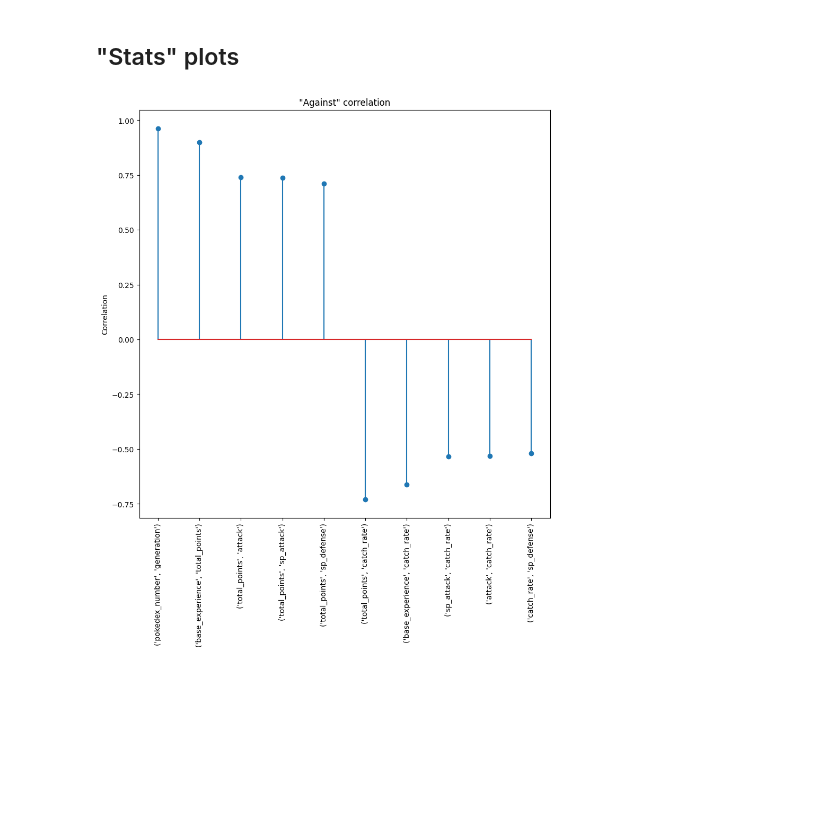
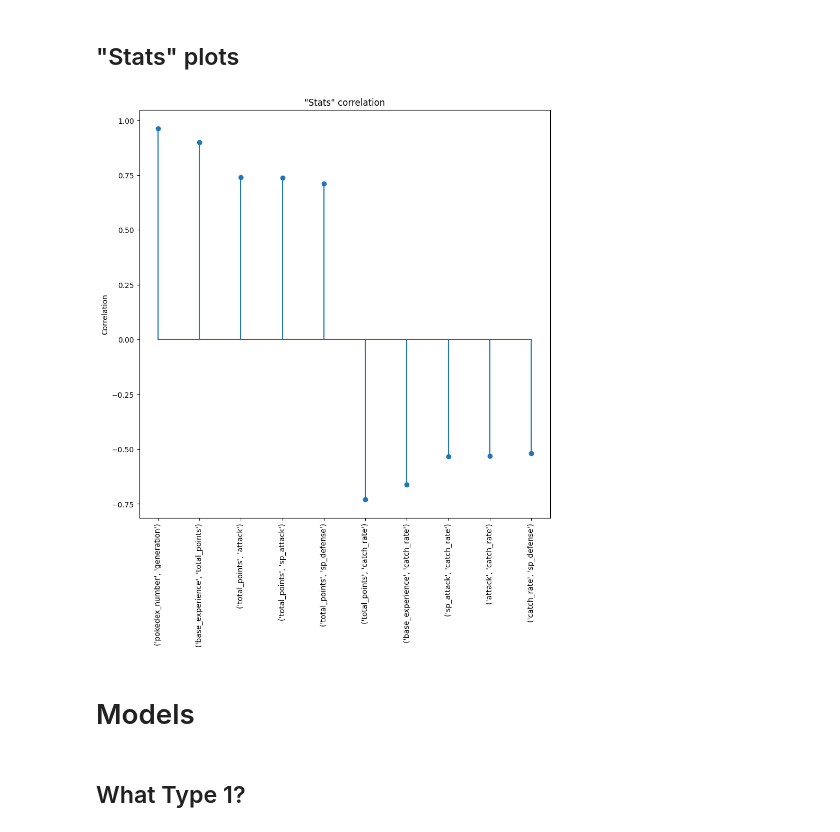
Before and after one commit to BiancaBenelli/Pokemon_project, a Jupyter notebook: Pokemon.ipynb, the cells around one changed output. Saved outputs shown, nothing was run; the diff lists cells and outputs as text; code cells hidden in the pictures; blank space fills up the shorter version.

Commit message:
Added models

```diff
--- a/Pokemon.ipynb
+++ b/Pokemon.ipynb
@@ -415,9 +414,9 @@ pokemon_df['height_m'].corr(pokemon_df['weight_kg'])
 corr_matrix = against_df.corr()
 corr_mask = corr_matrix[corr_matrix < 1]
 
-top_10_corr_matrix = (corr_mask.stack().sort_values(ascending = False))[::2].head(5)
-top_10_neg_corr_matrix = (corr_mask.stack().sort_values())[::2].head(5)
-top_10_tot_corr_matrix = pd.concat([top_10_corr_matrix, top_10_neg_corr_matrix])
+top_5_corr_matrix = (corr_mask.stack().sort_values(ascending = False))[::2].head(5)
+top_5_neg_corr_matrix = (corr_mask.stack().sort_values())[::2].head(5)
+top_10_tot_corr_matrix = pd.concat([top_5_corr_matrix, top_5_neg_corr_matrix])
 # %%
 plt.figure(figsize = (10, 10))
 plt.title('"Against" correlation')
@@ -439,21 +438,23 @@ plt.show()
 corr_matrix = stats_df.corr(numeric_only = True)
 corr_mask = corr_matrix[corr_matrix < 1]
 
-top_10_corr_matrix = (corr_mask.stack().sort_values(ascending = False))[::2].head(5)
-top_10_neg_corr_matrix = (corr_mask.stack().sort_values())[::2].head(5)
-top_10_tot_corr_matrix = pd.concat([top_10_corr_matrix, top_10_neg_corr_matrix])
+top_5_corr_matrix = (corr_mask.stack().sort_values(ascending = False))[::2].head(5)
+top_5_neg_corr_matrix = (corr_mask.stack().sort_values())[::2].head(5)
+top_10_tot_corr_matrix = pd.concat([top_5_corr_matrix, top_5_neg_corr_matrix])
 # %%
 plt.figure(figsize = (10, 10))
-plt.title('"Against" correlation')
+plt.title('"Stats" correlation')
 plt.stem(top_10_tot_corr_matrix)
 plt.ylabel('Correlation')
 
 x = list(range(len(top_10_tot_corr_matrix)))
 labels = []
 for i in range(len(top_10_tot_corr_matrix)):
   labels.append(top_10_tot_corr_matrix.index[i])
 
 plt.xticks(x, labels, rotation='vertical')
 plt.show()
 # %% [output]
-[figure, old version]
+[figure, new version]
+# %% [markdown]
+# Models
@@ -459,0 +466,2 @@ plt.show()
+# %% [markdown]
+## What Type 1?
```
Also changed, not shown: parts of 9 cells of this notebook.
